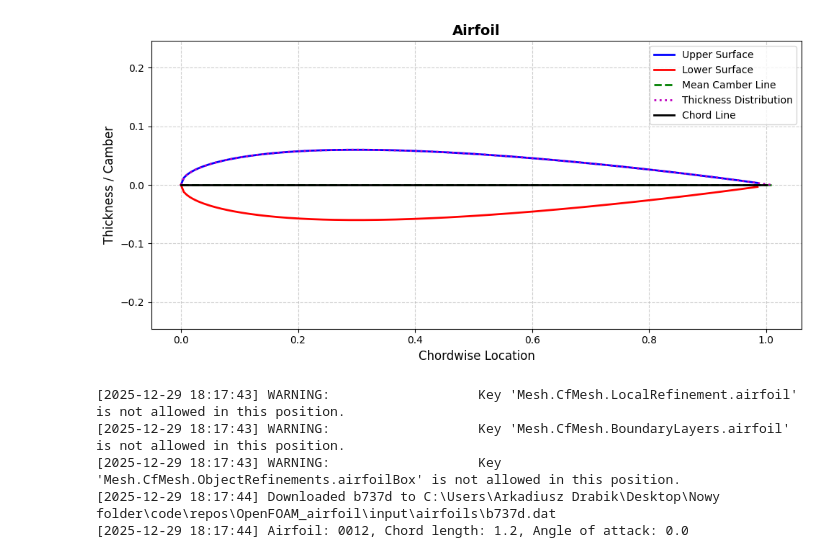
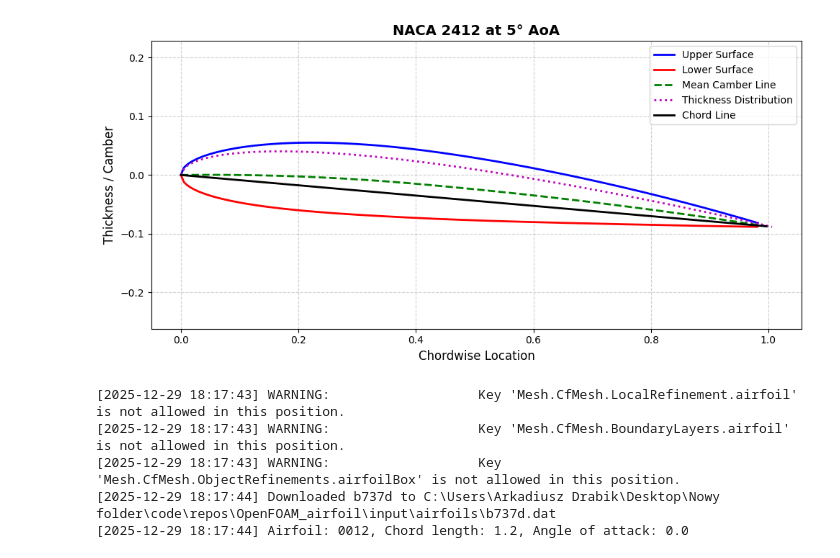
Before and after one commit to SethAlevy/OpenFOAM_airfoil, a Jupyter notebook: notebooks/airfoils.ipynb, the cells around one changed output. Cells and saved outputs as stored; diff of their text form; code cells hidden in the pictures.

```diff
--- a/notebooks/airfoils.ipynb
+++ b/notebooks/airfoils.ipynb
@@ -5,12 +5,7 @@ from settings.initial_settings import InitialSettingsReader
 
 from airfoil.airfoil import NACA4
 
-airfoil = NACA4(designation="0012", chord_length=1.0, resolution=200)
-airfoil.chord
-airfoil.mean_camber_line
-airfoil.upper_surface
-airfoil.lower_surface
-airfoil.thickness
-airfoil.alpha
-airfoil.plot()
+airfoil = NACA4(designation="2412", chord_length=1.0, resolution=200)
+airfoil.set_angle_of_attack(5.0)
+airfoil.plot(title="NACA 2412 at 5° AoA", output_dir='../docs/images/')
 # %% [output]
@@ -18,4 +14,4 @@ airfoil.plot()
-[figure, old version]
+[figure, new version]
 # %%
 from airfoil.airfoil import UIUCAirfoil
 from settings.initial_settings import InitialSettingsReader
```
Also changed, not shown: parts of 2 cells of this notebook, 11 other files.
